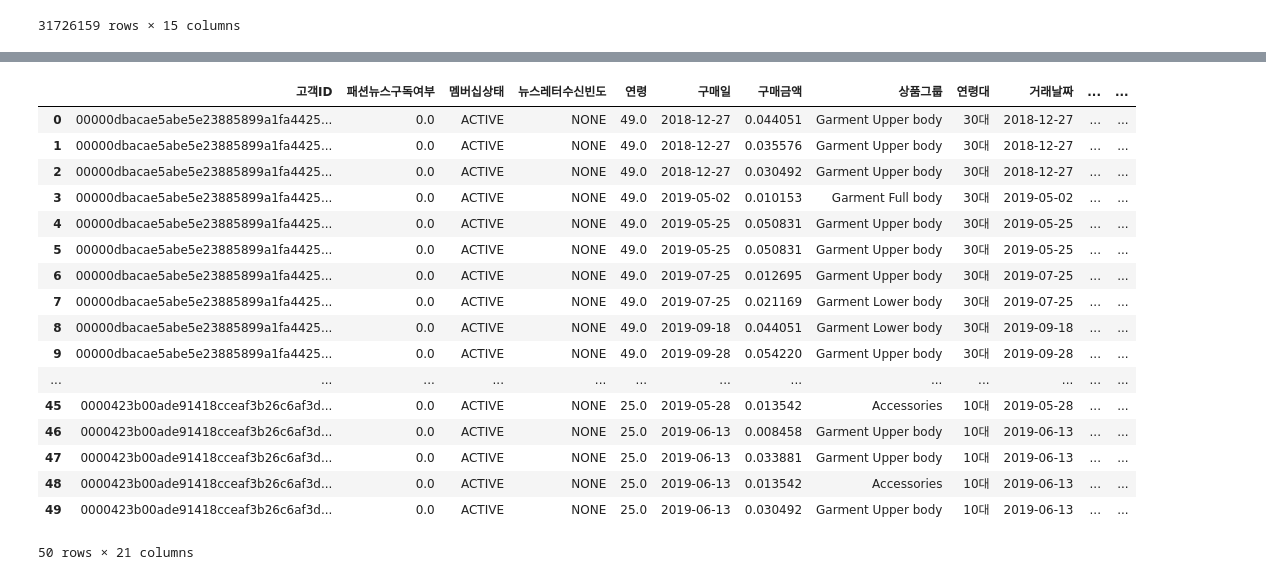
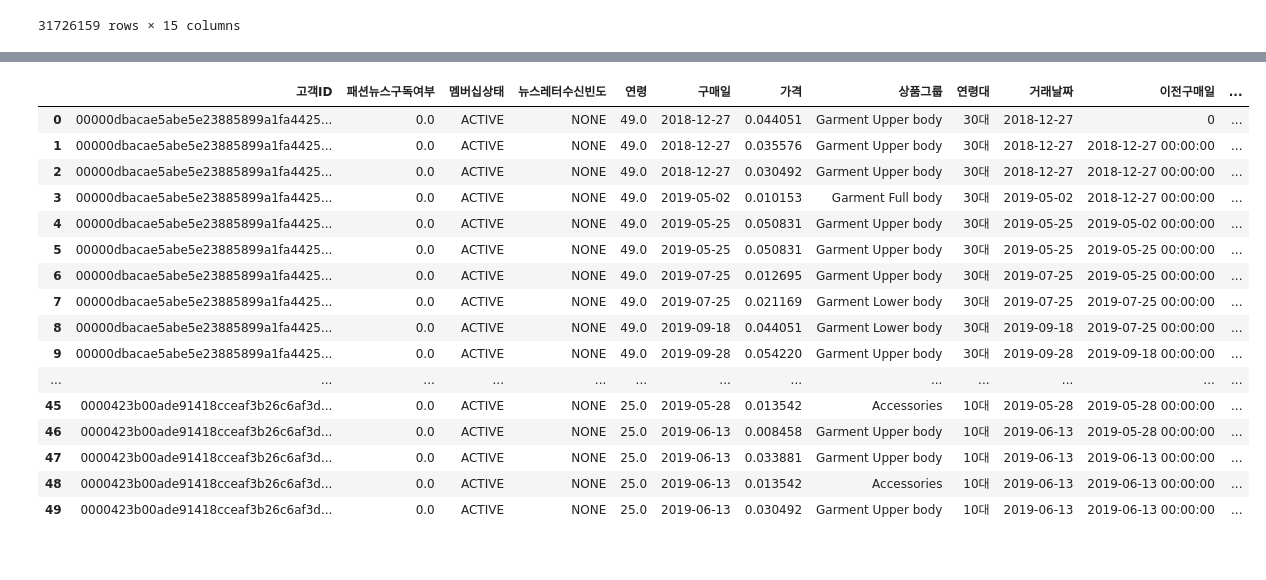
Before and after one commit to SKNETWORKS-FAMILY-AICAMP/SKN24-2nd-4Team, a Jupyter notebook: personal_workspaces/jjh/00_concat_preprocessing copy.ipynb, the cells around one changed output, grey strips where cells are left out. Cells and saved outputs as stored; diff of their text form; code cells hidden in the pictures.

```diff
--- a/personal_workspaces/jjh/00_concat_preprocessing.ipynb
+++ b/personal_workspaces/jjh/00_concat_preprocessing copy.ipynb
@@ -357,39 +320,3 @@ API_churn_label_merge = API_churn_label_merge.merge(
-# %%
-# 기준일 (전체 데이터 기준 or train cutoff)
-cutoff_date = API_churn_label_merge['t_dat'].max()
-
-rfm_new_customer = (
-    API_churn_label_merge
-    .groupby('customer_id')
-    .agg(
-        last_purchase=('t_dat', 'max'),
-        신규고객_총구매횟수_F=('transaction_dat', 'count'),
-        신규고객_총구매금액_M=('price', 'sum')
-    )
-    .reset_index()
-)
-
-# Recency 계산 (며칠 경과)
-rfm_new_customer['신규고객_최근구매경과일_R'] = (
-    cutoff_date - rfm_new_customer['last_purchase']
-).dt.days
-
-# 컬럼 정리
-rfm_new_customer = rfm_new_customer[
-    [
-        'customer_id',
-        '신규고객_최근구매경과일_R',
-        '신규고객_총구매횟수_F',
-        '신규고객_총구매금액_M'
-    ]
-]
-
-# merge
-API_churn_label_merge = API_churn_label_merge.merge(
-    rfm_new_customer,
-    on='customer_id',
-    how='left'
-)
 # %%
 API_churn_label_merge.columns
 # %% [output]
@@ -402,56 +328,48 @@ Index(['customer_id', 'FN', 'club_member_status', 'fashion_news_frequency',
 # %%
 col_kr_map = {
     'customer_id': '고객ID',
     'churn': '이탈여부',  # 0: 잔존, 1: 이탈
     'FN': '패션뉴스구독여부',
     'club_member_status': '멤버십상태',
     'fashion_news_frequency': '뉴스레터수신빈도',
     'age': '연령',
     't_dat': '구매일',
     'price': '구매금액',
     'product_group_name': '상품그룹',
     'age_cut': '연령대',
     'prev_date': '이전구매일',
     'gap': '구매간격(일)',
     'total_churn': '전체고객이탈여부',
     'transaction_dat': '거래날짜',
+    'price' : '가격'
 
-    # RFM - 전체 고객
-    '전체고객_최근구매경과일_R': '전체고객_최근구매경과일(R)',
-    '전체고객_총구매횟수_F': '전체고객_총구매횟수(F)',
-    '전체고객_총구매금액_M': '전체고객_총구매금액(M)',
 
-    # RFM - 신규 고객
-    '신규고객_최근구매경과일_R': '신규고객_최근구매경과일(R)',
-    '신규고객_총구매횟수_F': '신규고객_총구매횟수(F)',
-    '신규고객_총구매금액_M': '신규고객_총구매금액(M)'
 }
 
 # 컬럼명 변경
 API_churn_label_merge.rename(columns=col_kr_map, inplace=True)
 
 # 확인
 API_churn_label_merge.drop(columns=['거래날짜'])
 
 API_churn_label_merge.head(50)
 # %% [output]
-|  | 고객ID | 패션뉴스구독여부 | 멤버십상태 | 뉴스레터수신빈도 | 연령 | 구매일 | 구매금액 | 상품그룹 | 연령대 | 거래날짜 | ... | ... |
-| 0 | 00000dbacae5abe5e23885899a1fa4425... | 0.0 | ACTIVE | NONE | 49.0 | 2018-12-27 | 0.044051 | Garment Upper body | 30대 | 2018-12-27 | ... | ... |
-| 1 | 00000dbacae5abe5e23885899a1fa4425... | 0.0 | ACTIVE | NONE | 49.0 | 2018-12-27 | 0.035576 | Garment Upper body | 30대 | 2018-12-27 | ... | ... |
-| 2 | 00000dbacae5abe5e23885899a1fa4425... | 0.0 | ACTIVE | NONE | 49.0 | 2018-12-27 | 0.030492 | Garment Upper body | 30대 | 2018-12-27 | ... | ... |
-| 3 | 00000dbacae5abe5e23885899a1fa4425... | 0.0 | ACTIVE | NONE | 49.0 | 2019-05-02 | 0.010153 | Garment Full body | 30대 | 2019-05-02 | ... | ... |
-| 4 | 00000dbacae5abe5e23885899a1fa4425... | 0.0 | ACTIVE | NONE | 49.0 | 2019-05-25 | 0.050831 | Garment Upper body | 30대 | 2019-05-25 | ... | ... |
-| 5 | 00000dbacae5abe5e23885899a1fa4425... | 0.0 | ACTIVE | NONE | 49.0 | 2019-05-25 | 0.050831 | Garment Upper body | 30대 | 2019-05-25 | ... | ... |
-| 6 | 00000dbacae5abe5e23885899a1fa4425... | 0.0 | ACTIVE | NONE | 49.0 | 2019-07-25 | 0.012695 | Garment Upper body | 30대 | 2019-07-25 | ... | ... |
-| 7 | 00000dbacae5abe5e23885899a1fa4425... | 0.0 | ACTIVE | NONE | 49.0 | 2019-07-25 | 0.021169 | Garment Lower body | 30대 | 2019-07-25 | ... | ... |
-| 8 | 00000dbacae5abe5e23885899a1fa4425... | 0.0 | ACTIVE | NONE | 49.0 | 2019-09-18 | 0.044051 | Garment Lower body | 30대 | 2019-09-18 | ... | ... |
-| 9 | 00000dbacae5abe5e23885899a1fa4425... | 0.0 | ACTIVE | NONE | 49.0 | 2019-09-28 | 0.054220 | Garment Upper body | 30대 | 2019-09-28 | ... | ... |
+|  | 고객ID | 패션뉴스구독여부 | 멤버십상태 | 뉴스레터수신빈도 | 연령 | 구매일 | 가격 | 상품그룹 | 연령대 | 거래날짜 | 이전구매일 | ... |
+| 0 | 00000dbacae5abe5e23885899a1fa4425... | 0.0 | ACTIVE | NONE | 49.0 | 2018-12-27 | 0.044051 | Garment Upper body | 30대 | 2018-12-27 | 0 | ... |
+| 1 | 00000dbacae5abe5e23885899a1fa4425... | 0.0 | ACTIVE | NONE | 49.0 | 2018-12-27 | 0.035576 | Garment Upper body | 30대 | 2018-12-27 | 2018-12-27 00:00:00 | ... |
+| 2 | 00000dbacae5abe5e23885899a1fa4425... | 0.0 | ACTIVE | NONE | 49.0 | 2018-12-27 | 0.030492 | Garment Upper body | 30대 | 2018-12-27 | 2018-12-27 00:00:00 | ... |
+| 3 | 00000dbacae5abe5e23885899a1fa4425... | 0.0 | ACTIVE | NONE | 49.0 | 2019-05-02 | 0.010153 | Garment Full body | 30대 | 2019-05-02 | 2018-12-27 00:00:00 | ... |
+| 4 | 00000dbacae5abe5e23885899a1fa4425... | 0.0 | ACTIVE | NONE | 49.0 | 2019-05-25 | 0.050831 | Garment Upper body | 30대 | 2019-05-25 | 2019-05-02 00:00:00 | ... |
+| 5 | 00000dbacae5abe5e23885899a1fa4425... | 0.0 | ACTIVE | NONE | 49.0 | 2019-05-25 | 0.050831 | Garment Upper body | 30대 | 2019-05-25 | 2019-05-25 00:00:00 | ... |
+| 6 | 00000dbacae5abe5e23885899a1fa4425... | 0.0 | ACTIVE | NONE | 49.0 | 2019-07-25 | 0.012695 | Garment Upper body | 30대 | 2019-07-25 | 2019-05-25 00:00:00 | ... |
+| 7 | 00000dbacae5abe5e23885899a1fa4425... | 0.0 | ACTIVE | NONE | 49.0 | 2019-07-25 | 0.021169 | Garment Lower body | 30대 | 2019-07-25 | 2019-07-25 00:00:00 | ... |
+| 8 | 00000dbacae5abe5e23885899a1fa4425... | 0.0 | ACTIVE | NONE | 49.0 | 2019-09-18 | 0.044051 | Garment Lower body | 30대 | 2019-09-18 | 2019-07-25 00:00:00 | ... |
+| 9 | 00000dbacae5abe5e23885899a1fa4425... | 0.0 | ACTIVE | NONE | 49.0 | 2019-09-28 | 0.054220 | Garment Upper body | 30대 | 2019-09-28 | 2019-09-18 00:00:00 | ... |
 | ... | ... | ... | ... | ... | ... | ... | ... | ... | ... | ... | ... | ... |
-| 45 | 0000423b00ade91418cceaf3b26c6af3d... | 0.0 | ACTIVE | NONE | 25.0 | 2019-05-28 | 0.013542 | Accessories | 10대 | 2019-05-28 | ... | ... |
-| 46 | 0000423b00ade91418cceaf3b26c6af3d... | 0.0 | ACTIVE | NONE | 25.0 | 2019-06-13 | 0.008458 | Garment Upper body | 10대 | 2019-06-13 | ... | ... |
-| 47 | 0000423b00ade91418cceaf3b26c6af3d... | 0.0 | ACTIVE | NONE | 25.0 | 2019-06-13 | 0.033881 | Garment Upper body | 10대 | 2019-06-13 | ... | ... |
-| 48 | 0000423b00ade91418cceaf3b26c6af3d... | 0.0 | ACTIVE | NONE | 25.0 | 2019-06-13 | 0.013542 | Accessories | 10대 | 2019-06-13 | ... | ... |
-| 49 | 0000423b00ade91418cceaf3b26c6af3d... | 0.0 | ACTIVE | NONE | 25.0 | 2019-06-13 | 0.030492 | Garment Upper body | 10대 | 2019-06-13 | ... | ... |
+| 45 | 0000423b00ade91418cceaf3b26c6af3d... | 0.0 | ACTIVE | NONE | 25.0 | 2019-05-28 | 0.013542 | Accessories | 10대 | 2019-05-28 | 2019-05-28 00:00:00 | ... |
+| 46 | 0000423b00ade91418cceaf3b26c6af3d... | 0.0 | ACTIVE | NONE | 25.0 | 2019-06-13 | 0.008458 | Garment Upper body | 10대 | 2019-06-13 | 2019-05-28 00:00:00 | ... |
+| 47 | 0000423b00ade91418cceaf3b26c6af3d... | 0.0 | ACTIVE | NONE | 25.0 | 2019-06-13 | 0.033881 | Garment Upper body | 10대 | 2019-06-13 | 2019-06-13 00:00:00 | ... |
+| 48 | 0000423b00ade91418cceaf3b26c6af3d... | 0.0 | ACTIVE | NONE | 25.0 | 2019-06-13 | 0.013542 | Accessories | 10대 | 2019-06-13 | 2019-06-13 00:00:00 | ... |
+| 49 | 0000423b00ade91418cceaf3b26c6af3d... | 0.0 | ACTIVE | NONE | 25.0 | 2019-06-13 | 0.030492 | Garment Upper body | 10대 | 2019-06-13 | 2019-06-13 00:00:00 | ... |
-50 rows × 21 columns
 # %%
 API_churn_label_merge.to_csv('C:/Users/Playdata/Downloads/final_EDA_df.csv',index=False)
```
Also changed, not shown: parts of 2 cells of this notebook, 3 other files.
